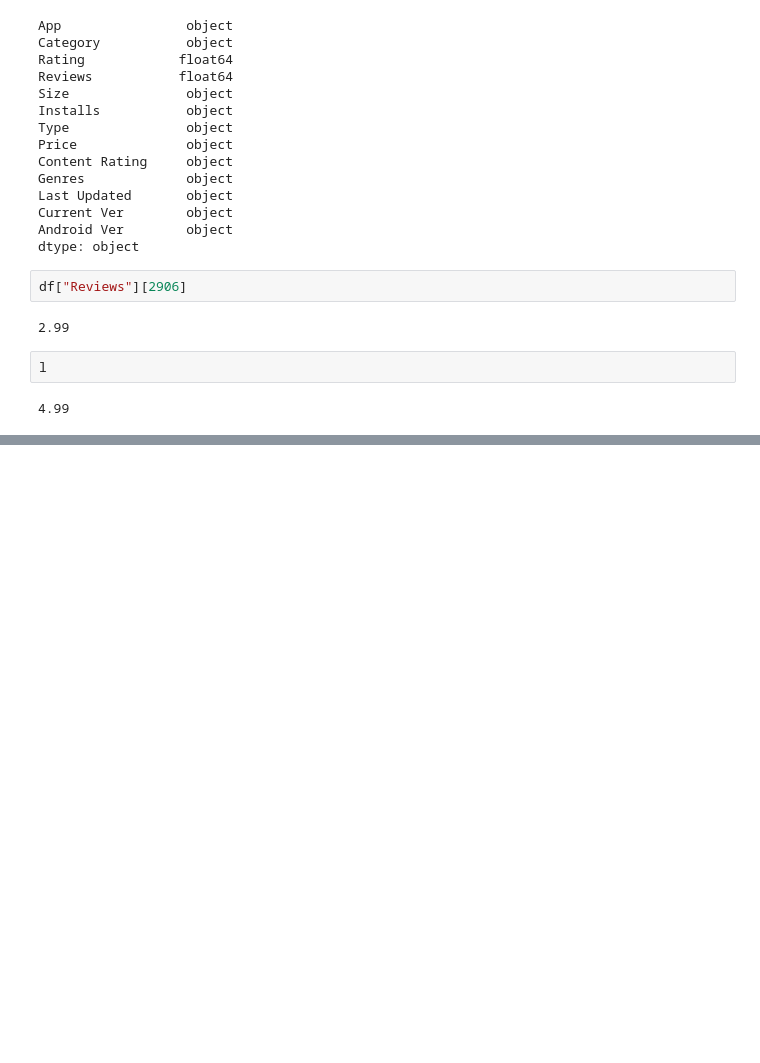
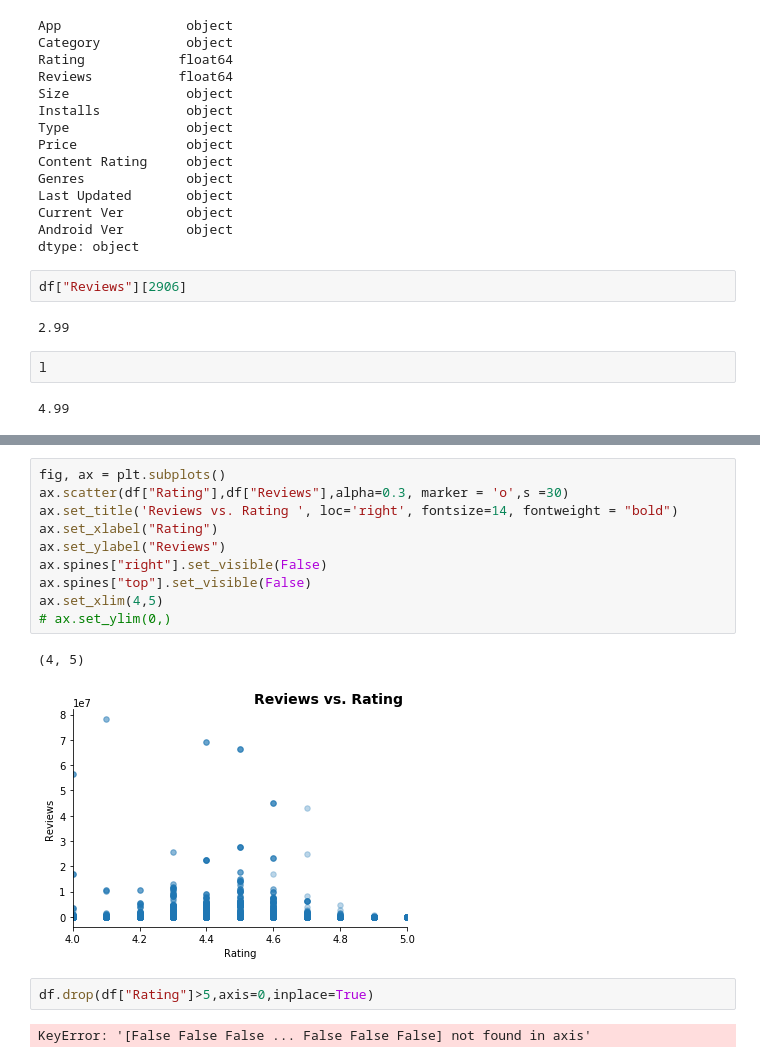
Before and after one commit to hyseo22/googleplaystore_data_analysis, a Jupyter notebook: googlePlayStore.ipynb, the cells around one changed output, grey strips where cells are left out. Cells and saved outputs as stored; diff of their text form; blank space fills up the shorter version.

```diff
--- a/googlePlayStore.ipynb
+++ b/googlePlayStore.ipynb
@@ -136,0 +182,17 @@ df.drop(columns=["Android Ver"])
+# %%
+fig, ax = plt.subplots()
+ax.scatter(df["Rating"],df["Reviews"],alpha=0.3, marker = 'o',s =30)
+ax.set_title('Reviews vs. Rating ', loc='right', fontsize=14, fontweight = "bold")
+ax.set_xlabel("Rating")
+ax.set_ylabel("Reviews")
+ax.spines["right"].set_visible(False)
+ax.spines["top"].set_visible(False)
+ax.set_xlim(4,5)
+# ax.set_ylim(0,)
+# %% [output]
+(4, 5)
+[figure, added]
+# %%
+df.drop(df["Rating"]>5,axis=0,inplace=True)
+# %% [output]
+KeyError: '[False False False ... False False False] not found in axis'
```
Also changed, not shown: parts of 19 cells of this notebook.
